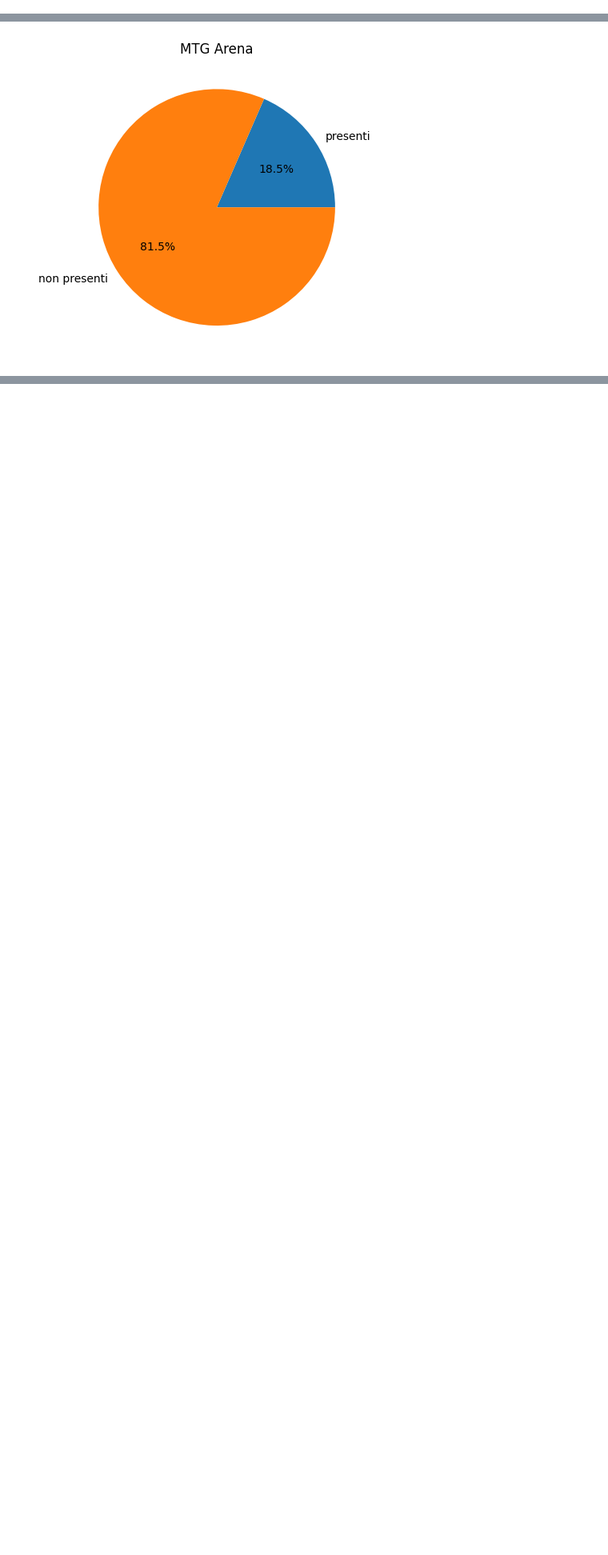
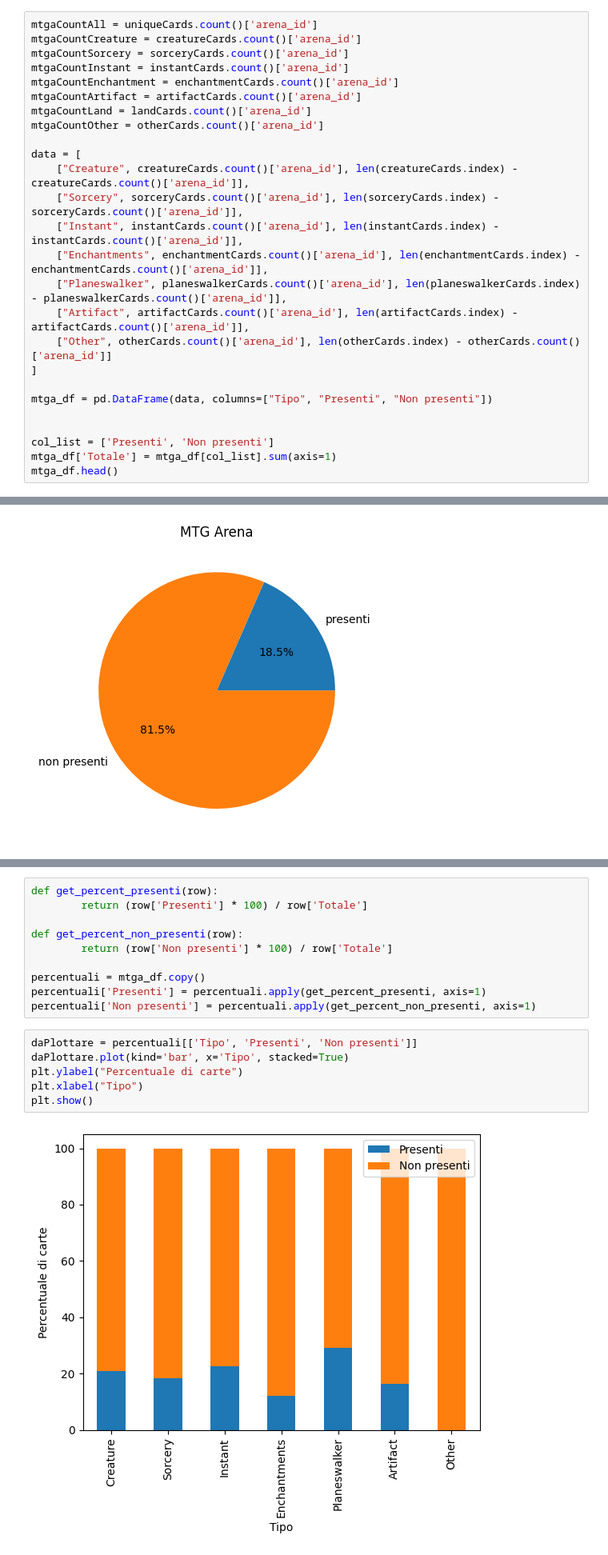
Before and after one commit to leonardosolari/SciViz-MTG, a Jupyter notebook: notebook.ipynb, the cells around one changed output, grey strips where cells are left out. Shown at 80% size. Drawn from its saved outputs; the diff is of its cells as text; blank space fills up the shorter version.

```diff
--- a/notebook.ipynb
+++ b/notebook.ipynb
@@ -441,0 +439,26 @@ mtgaCountOther = otherCards.count()['arena_id']
+# %%
+mtgaCountAll = uniqueCards.count()['arena_id']
+mtgaCountCreature = creatureCards.count()['arena_id']
+mtgaCountSorcery = sorceryCards.count()['arena_id']
+mtgaCountInstant = instantCards.count()['arena_id']
+mtgaCountEnchantment = enchantmentCards.count()['arena_id']
+mtgaCountArtifact = artifactCards.count()['arena_id']
+mtgaCountLand = landCards.count()['arena_id']
+mtgaCountOther = otherCards.count()['arena_id']
+
+data = [
+    ["Creature", creatureCards.count()['arena_id'], len(creatureCards.index) - creatureCards.count()['arena_id']],
+    ["Sorcery", sorceryCards.count()['arena_id'], len(sorceryCards.index) - sorceryCards.count()['arena_id']],
+    ["Instant", instantCards.count()['arena_id'], len(instantCards.index) - instantCards.count()['arena_id']],
+    ["Enchantments", enchantmentCards.count()['arena_id'], len(enchantmentCards.index) - enchantmentCards.count()['arena_id']],
+    ["Planeswalker", planeswalkerCards.count()['arena_id'], len(planeswalkerCards.index) - planeswalkerCards.count()['arena_id']],
+    ["Artifact", artifactCards.count()['arena_id'], len(artifactCards.index) - artifactCards.count()['arena_id']],
+    ["Other", otherCards.count()['arena_id'], len(otherCards.index) - otherCards.count()['arena_id']]
+]
+
+mtga_df = pd.DataFrame(data, columns=["Tipo", "Presenti", "Non presenti"])
+
+
+col_list = ['Presenti', 'Non presenti']
+mtga_df['Totale'] = mtga_df[col_list].sum(axis=1)
+mtga_df.head()
@@ -810,3 +843,21 @@ plt.show()
+# %%
+def get_percent_presenti(row):
+        return (row['Presenti'] * 100) / row['Totale']
+
+def get_percent_non_presenti(row):
+        return (row['Non presenti'] * 100) / row['Totale']
+
+percentuali = mtga_df.copy()
+percentuali['Presenti'] = percentuali.apply(get_percent_presenti, axis=1)
+percentuali['Non presenti'] = percentuali.apply(get_percent_non_presenti, axis=1)
+# %%
+daPlottare = percentuali[['Tipo', 'Presenti', 'Non presenti']]
+daPlottare.plot(kind='bar', x='Tipo', stacked=True)
+plt.ylabel("Percentuale di carte")
+plt.xlabel("Tipo")
+plt.show()
+# %% [output]
+[figure, added]
 # %% [markdown]
 ### Carte presenti su MTG Online
 # %%
```
Also changed, not shown: parts of 13 cells of this notebook.
